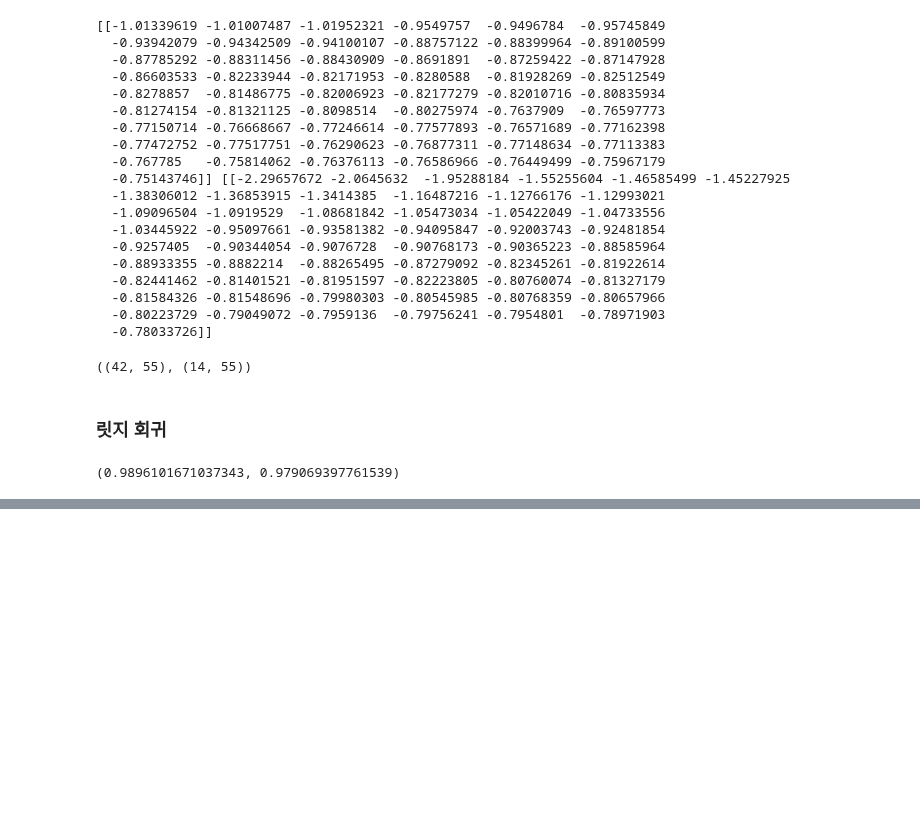
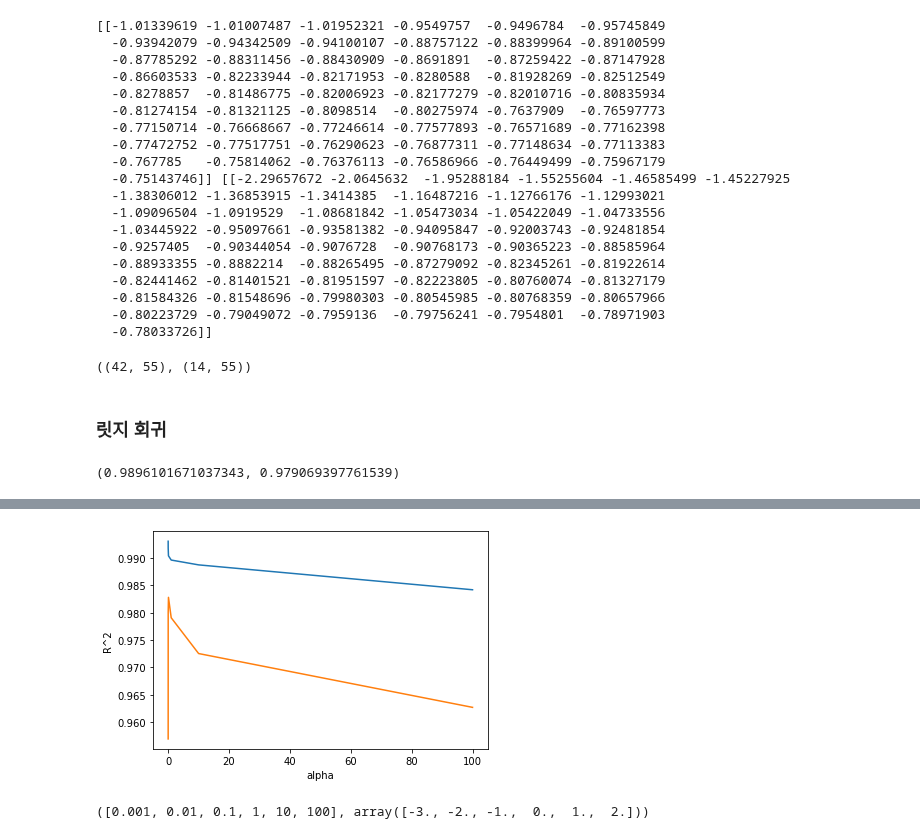
Before and after one commit to soxxun/python, a Jupyter notebook: 20220303/20220303_2.ipynb, the cells around one changed output, grey strips where cells are left out. Saved outputs shown, nothing was run; the diff lists cells and outputs as text; code cells hidden in the pictures; blank space fills up the shorter version.

```diff
--- a/20220303/20220303_2.ipynb
+++ b/20220303/20220303_2.ipynb
@@ -171,0 +176,24 @@ ridge.score(train_scaled,train_target), ridge.score(test_scaled,test_target)
+# %%
+import matplotlib.pyplot as plt
+train_score=[]
+test_score=[]
+# %%
+alpha_list =[0.001,0.01,0.1,1,10,100]
+# %%
+for alpha in alpha_list:
+    ridge =  Ridge(alpha=alpha)
+    ridge.fit(train_scaled,train_target)
+    train_score.append(ridge.score(train_scaled,train_target))
+    test_score.append(ridge.score(test_scaled,test_target))
+# %%
+plt.plot(alpha_list,train_score)
+plt.plot(alpha_list,test_score)
+plt.xlabel('alpha')
+plt.ylabel('R^2')
+plt.show()
+# %% [output]
+[figure, added]
+# %%
+alpha_list, np.log10(alpha_list)
+# %% [output]
+([0.001, 0.01, 0.1, 1, 10, 100], array([-3., -2., -1.,  0.,  1.,  2.]))
```
Also changed, not shown: parts of 13 cells of this notebook.
